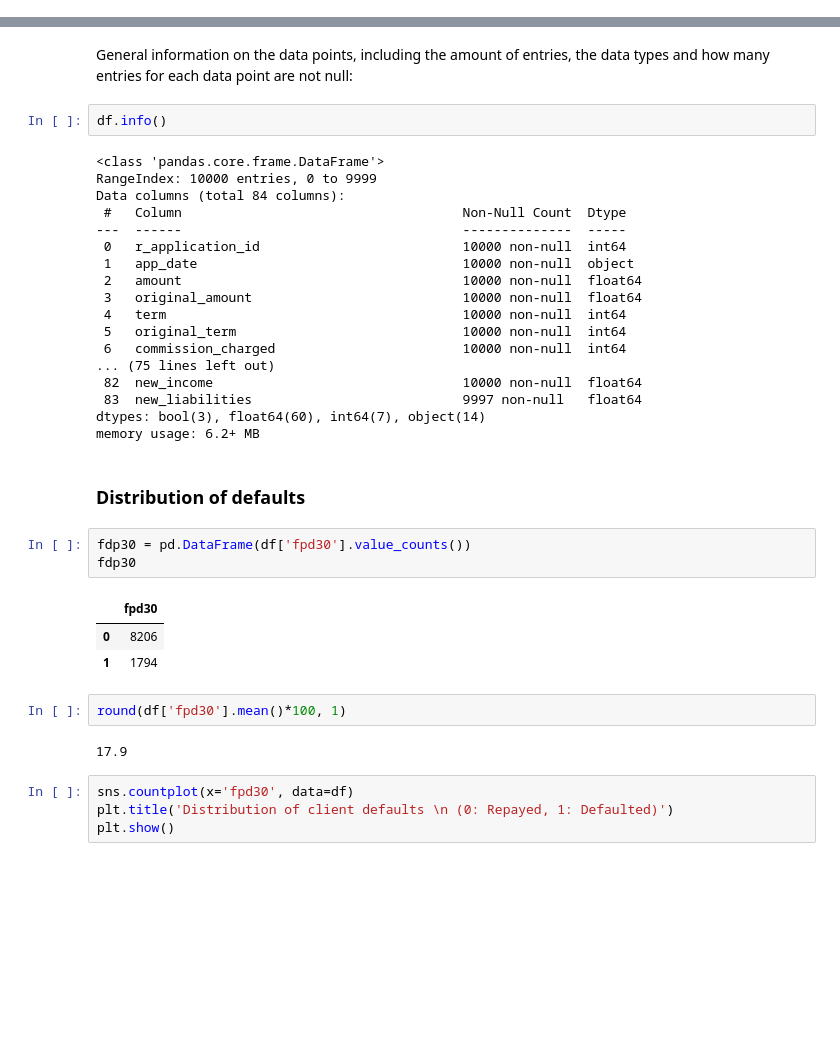
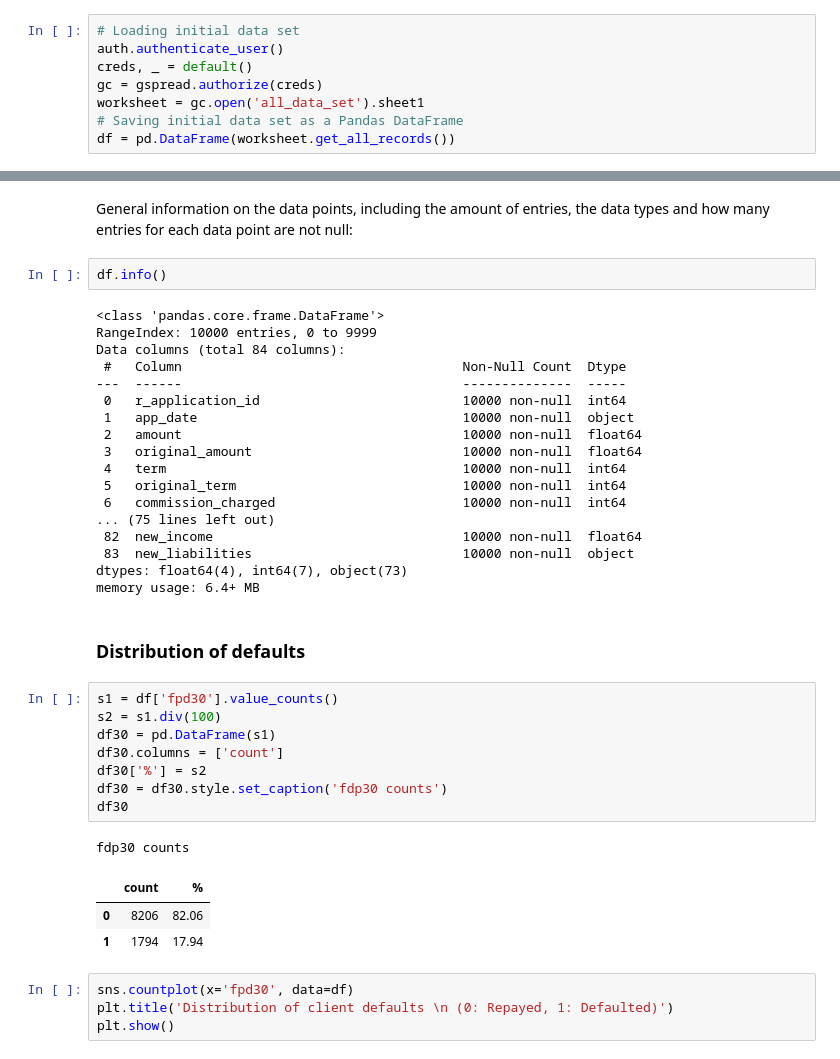
Before and after one commit to ArtisVansovics/loan_data_analysis, a Jupyter notebook: loan_data_analysis.ipynb, the cells around one changed output, grey strips where cells are left out. Saved outputs shown, nothing was run; the diff lists cells and outputs as text; blank space fills up the shorter version.

Commit message:
Connected Google Sheets data

```diff
--- a/loan_data_analysis.ipynb
+++ b/loan_data_analysis.ipynb
@@ -47,3 +31,11 @@ df = pd.read_csv(f"{data_folder}{csv_name}")
+# %%
+# Loading initial data set
+auth.authenticate_user()
+creds, _ = default()
+gc = gspread.authorize(creds)
+worksheet = gc.open('all_data_set').sheet1
+# Saving initial data set as a Pandas DataFrame
+df = pd.DataFrame(worksheet.get_all_records())
 # %% [markdown]
 ## Checking the data
 # %% [markdown]
@@ -77,22 +69,24 @@ Data columns (total 84 columns):
  6   commission_charged                        10000 non-null  int64
 ... (75 lines left out)
  82  new_income                                10000 non-null  float64
- 83  new_liabilities                           9997 non-null   float64
-dtypes: bool(3), float64(60), int64(7), object(14)
-memory usage: 6.2+ MB
+ 83  new_liabilities                           10000 non-null  object
+dtypes: float64(4), int64(7), object(73)
+memory usage: 6.4+ MB
 # %% [markdown]
 ### Distribution of defaults
-# %%
-fdp30 = pd.DataFrame(df['fpd30'].value_counts())
-fdp30
-# %% [output]
-|  | fpd30 |
-| 0 | 8206 |
-| 1 | 1794 |
-# %%
-round(df['fpd30'].mean()*100, 1)
-# %% [output]
-17.9
+# %%
+s1 = df['fpd30'].value_counts()
+s2 = s1.div(100)
+df30 = pd.DataFrame(s1)
+df30.columns = ['count']
+df30['%'] = s2
+df30 = df30.style.set_caption('fdp30 counts')
+df30
+# %% [output]
+fdp30 counts
+|  | count | % |
+| 0 | 8206 | 82.06 |
+| 1 | 1794 | 17.94 |
 # %%
 sns.countplot(x='fpd30', data=df)
 plt.title('Distribution of client defaults \n (0: Repayed, 1: Defaulted)')
```
Also changed, not shown: parts of 3 cells of this notebook.
